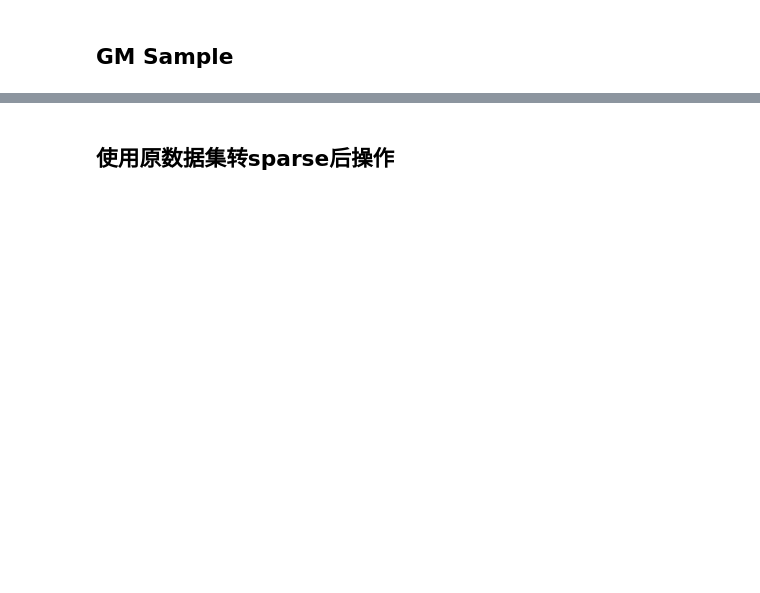
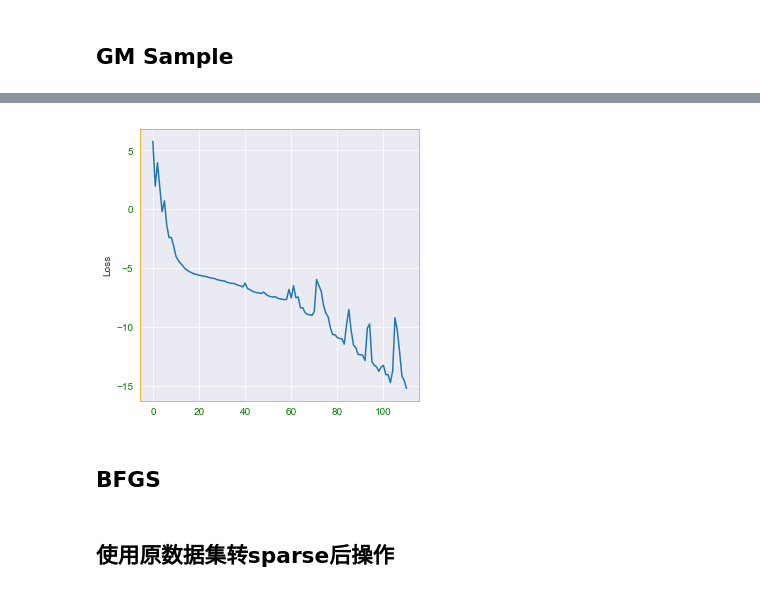
Before and after one commit to QSCTech-Sange/Optimization_Project, a Jupyter notebook: optimize.ipynb, the cells around one changed output, grey strips where cells are left out. Drawn from its saved outputs; the diff is of its cells as text; code cells hidden in the pictures; blank space fills up the shorter version.

```diff
--- a/optimize.ipynb
+++ b/optimize.ipynb
@@ -81,2 +107,11 @@ plt.plot(np.log(GM_loss))
+# %%
+plt.figure(figsize=(5,5))
+plt.ylabel("Loss")
+plt.plot(np.log(GM_BB_loss - GM_BB_loss[len(GM_BB_loss)-1]))
+plt.show()
+# %% [output]
+[figure, added]
+# %% [markdown]
+## BFGS
 # %% [markdown]
 ## 使用原数据集转sparse后操作
```
Also changed, not shown: parts of 14 cells of this notebook, 1 other file.
